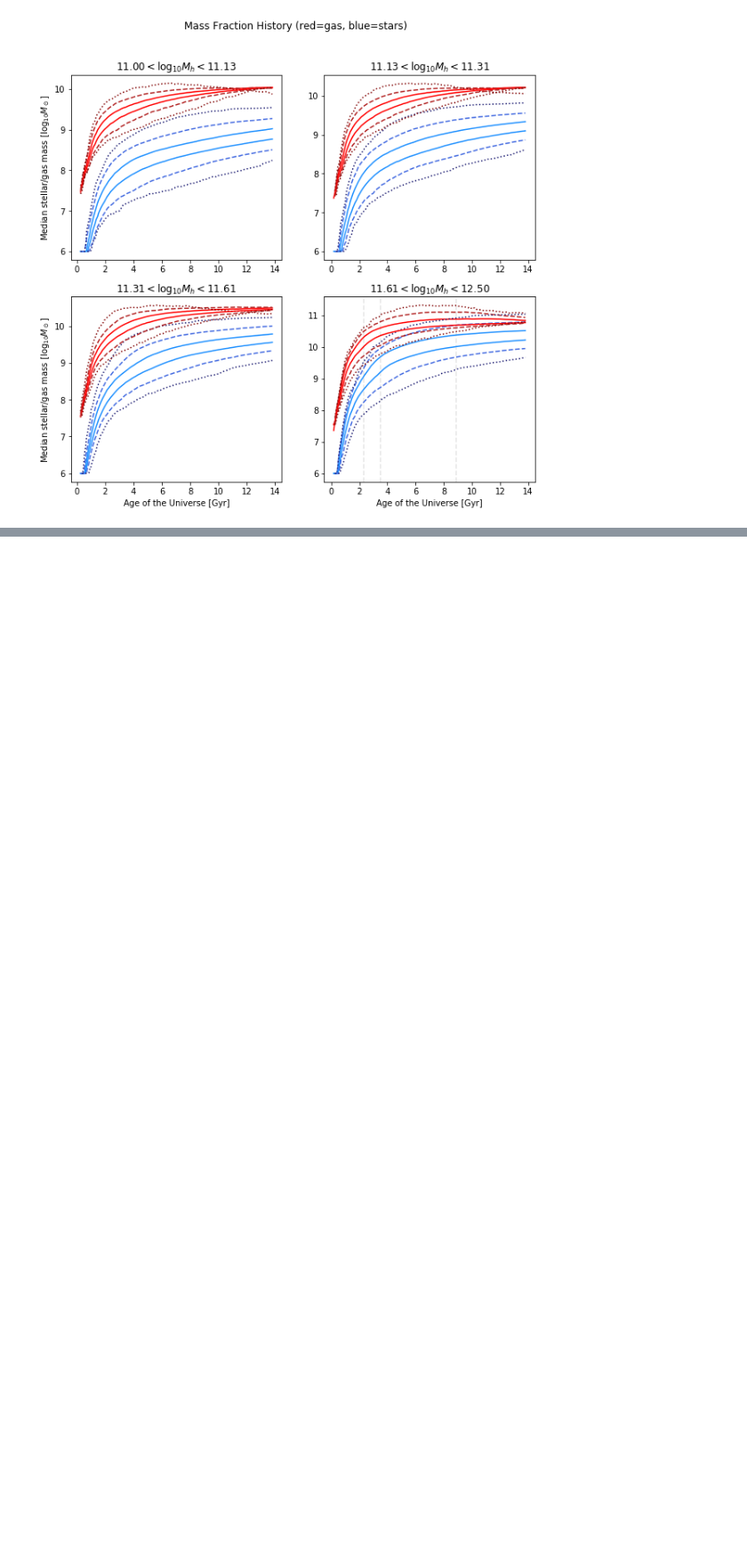
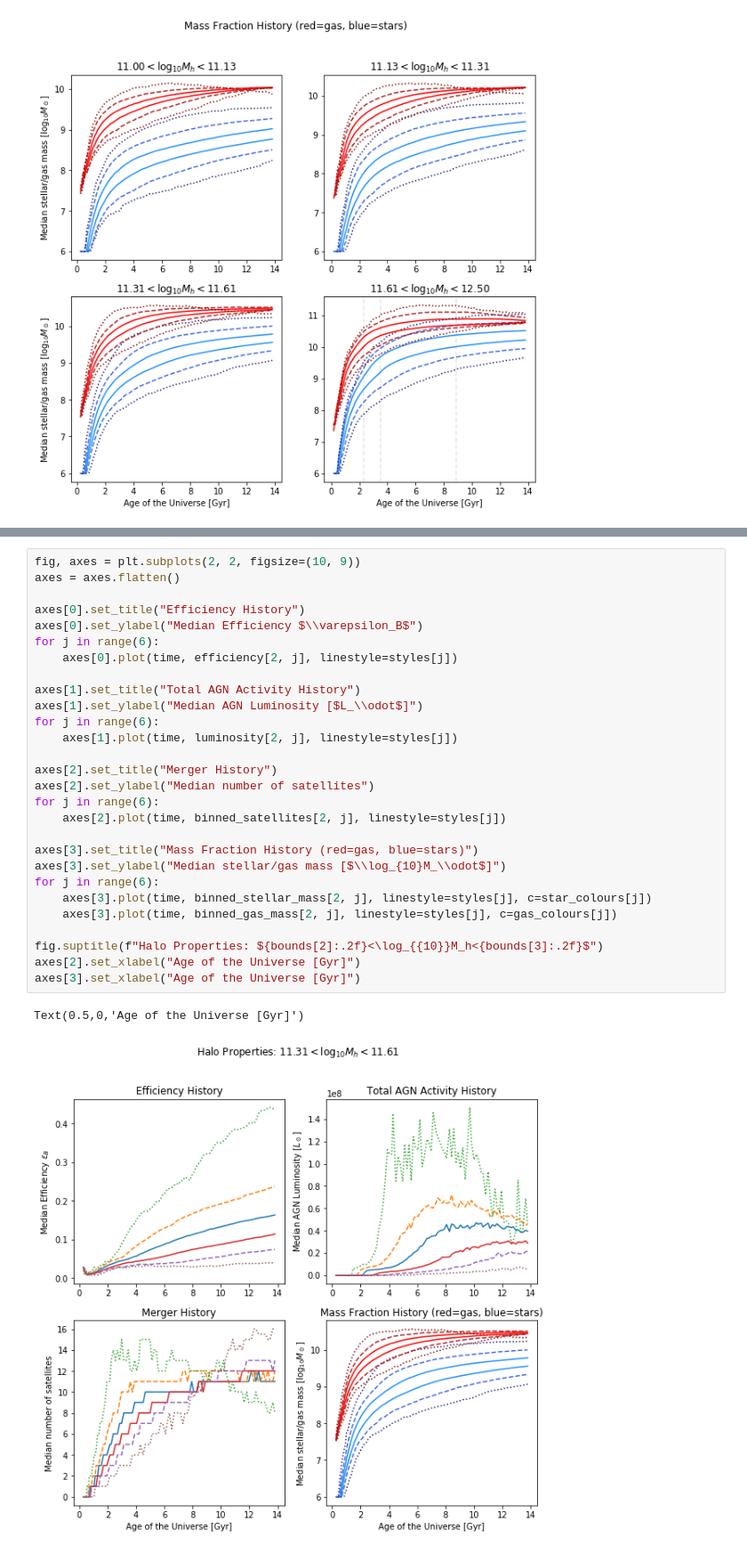
Before and after one commit to lachlandk/shmr-scatter, a Jupyter notebook: halo_properties.ipynb, the cells around one changed output, grey strips where cells are left out. Shown: that part at 89% size. Drawn from its saved outputs; the diff is of its cells as text; blank space fills up the shorter version.

Commit message:
Added 4-panel summary plot for mid-size mass bin

```diff
--- a/halo_properties.ipynb
+++ b/halo_properties.ipynb
@@ -228,0 +233,31 @@ Text(0.5,0,'Age of the Universe [Gyr]')
+# %%
+fig, axes = plt.subplots(2, 2, figsize=(10, 9))
+axes = axes.flatten()
+
+axes[0].set_title("Efficiency History")
+axes[0].set_ylabel("Median Efficiency $\\varepsilon_B$")
+for j in range(6):
+    axes[0].plot(time, efficiency[2, j], linestyle=styles[j])
+
+axes[1].set_title("Total AGN Activity History")
+axes[1].set_ylabel("Median AGN Luminosity [$L_\\odot$]")
+for j in range(6):
+    axes[1].plot(time, luminosity[2, j], linestyle=styles[j])
+
+axes[2].set_title("Merger History")
+axes[2].set_ylabel("Median number of satellites")
+for j in range(6):
+    axes[2].plot(time, binned_satellites[2, j], linestyle=styles[j])
+
+axes[3].set_title("Mass Fraction History (red=gas, blue=stars)")
+axes[3].set_ylabel("Median stellar/gas mass [$\\log_{10}M_\\odot$]")
+for j in range(6):
+    axes[3].plot(time, binned_stellar_mass[2, j], linestyle=styles[j], c=star_colours[j])
+    axes[3].plot(time, binned_gas_mass[2, j], linestyle=styles[j], c=gas_colours[j])
+
+fig.suptitle(f"Halo Properties: ${bounds[2]:.2f}<\log_{{10}}M_h<{bounds[3]:.2f}$")
+axes[2].set_xlabel("Age of the Universe [Gyr]")
+axes[3].set_xlabel("Age of the Universe [Gyr]")
+# %% [output]
+Text(0.5,0,'Age of the Universe [Gyr]')
+[figure, added]
```
Also changed, not shown: parts of 2 cells of this notebook.
